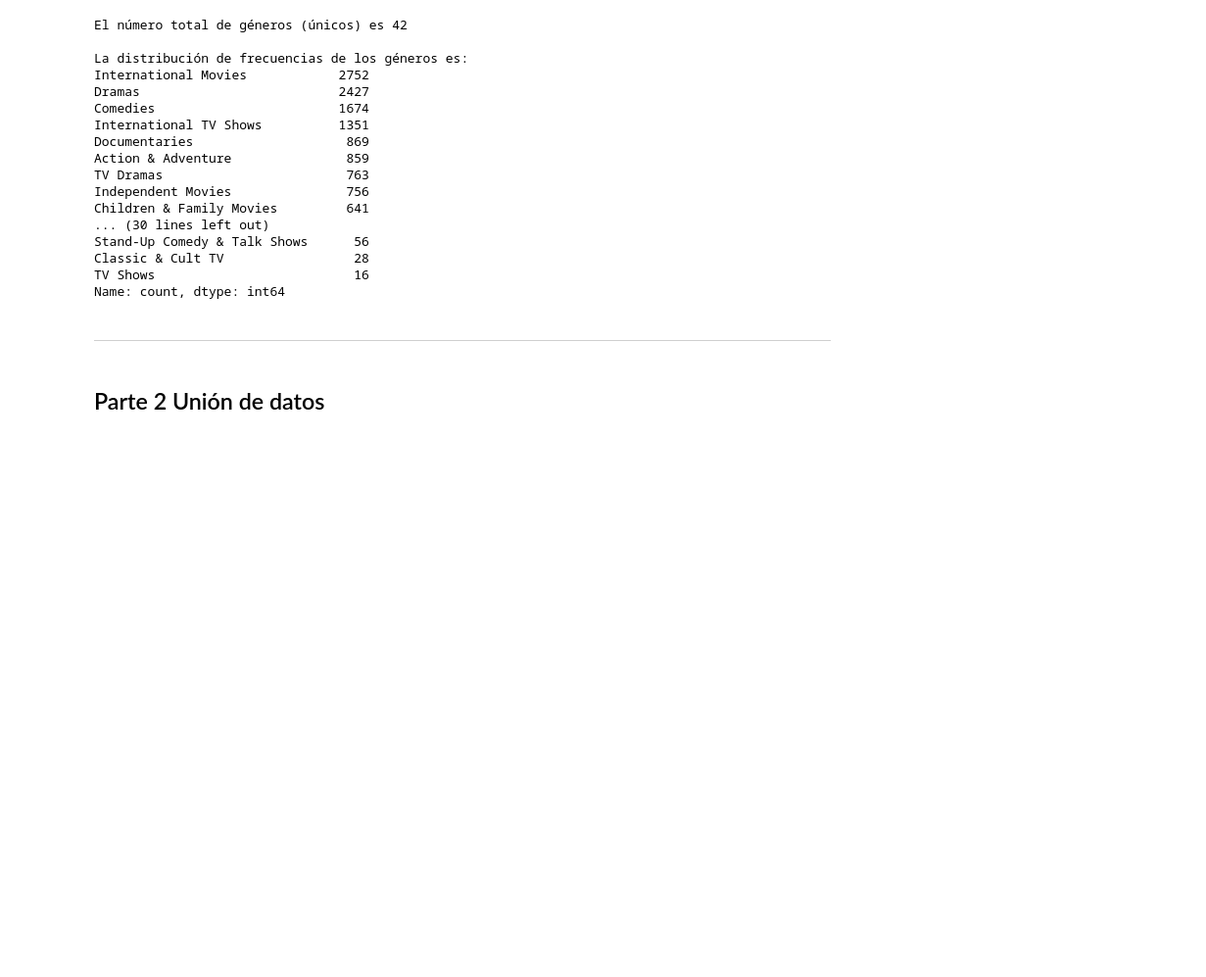
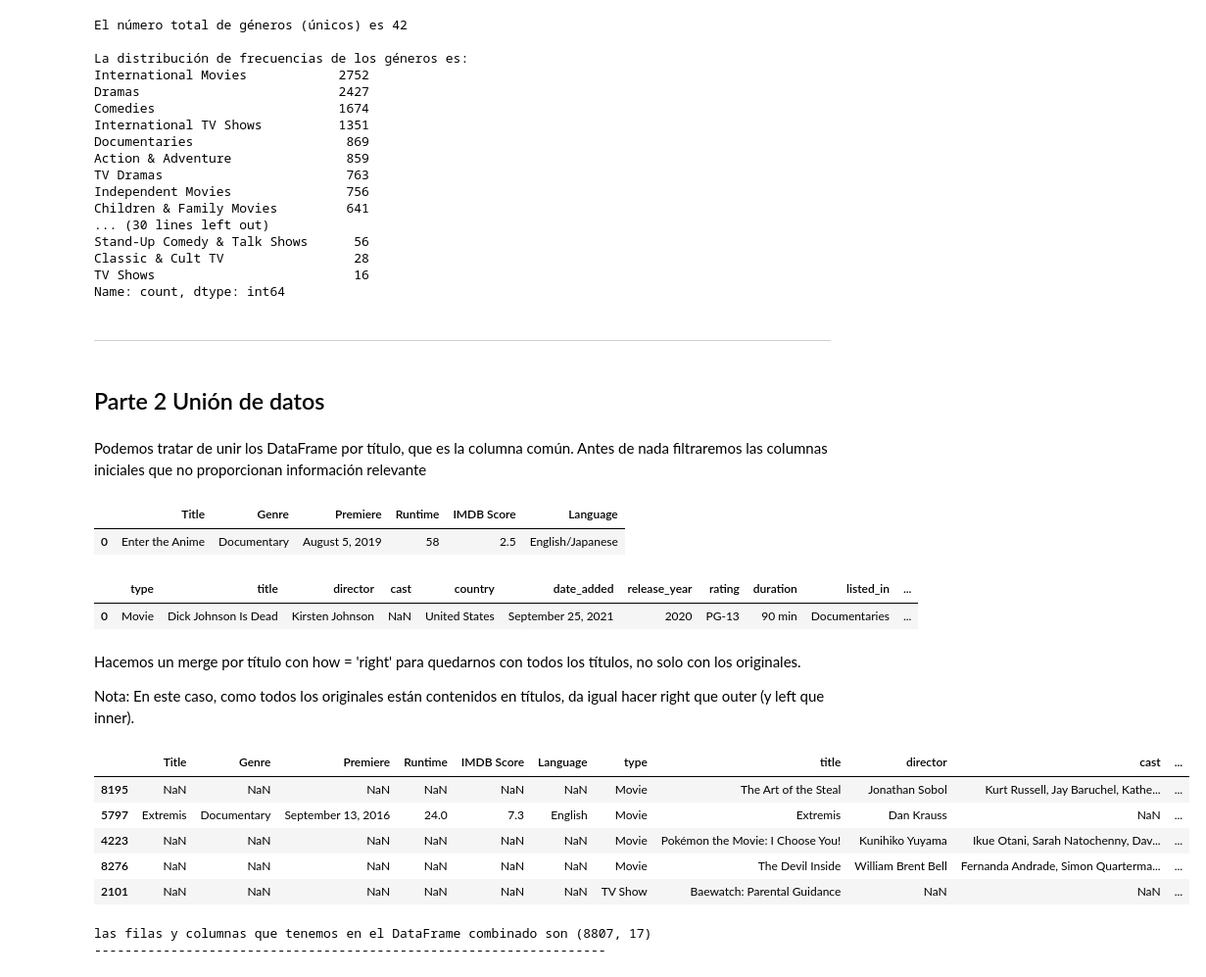
Before and after one commit to SupernovaIa/Laboratorio-EDA-union, a Jupyter notebook: laboratorio-modulo2-leccion02-eda-union.ipynb, the cells around one changed output. Shown at 98% size. Saved outputs shown, nothing was run; the diff lists cells and outputs as text; code cells hidden in the pictures; blank space fills up the shorter version.

```diff
--- a/laboratorio-modulo2-leccion02-eda-union.ipynb
+++ b/laboratorio-modulo2-leccion02-eda-union.ipynb
@@ -550,3 +570,38 @@ Name: count, dtype: int64
 ---
 # %% [markdown]
 ## Parte 2 Unión de datos
+# %% [markdown]
+Podemos tratar de unir los DataFrame por título, que es la columna común. Antes de nada filtraremos las columnas iniciales que no proporcionan información relevante
+# %%
+df_originals_filtrado = df_originals.iloc[:, 1:]
+df_originals_filtrado.head(1)
+# %% [output]
+|  | Title | Genre | Premiere | Runtime | IMDB Score | Language |
+| 0 | Enter the Anime | Documentary | August 5, 2019 | 58 | 2.5 | English/Japanese |
+# %%
+df_titles_filtrado = df_titles.iloc[:, 2:]
+df_titles_filtrado.head(1)
+# %% [output]
+|  | type | title | director | cast | country | date_added | release_year | rating | duration | listed_in | ... |
+| 0 | Movie | Dick Johnson Is Dead | Kirsten Johnson | NaN | United States | September 25, 2021 | 2020 | PG-13 | 90 min | Documentaries | ... |
+# %% [markdown]
+Hacemos un merge por título con how = 'right' para quedarnos con todos los títulos, no solo con los originales.
+
+Nota: En este caso, como todos los originales están contenidos en títulos, da igual hacer right que outer (y left que inner).
+# %%
+df_combined = df_originals_filtrado.merge(df_titles_filtrado, how = 'right', left_on='Title', right_on='title')
+# %%
+df_combined.sample(5)
+# %% [output]
+|  | Title | Genre | Premiere | Runtime | IMDB Score | Language | type | title | director | cast | ... |
+| 8195 | NaN | NaN | NaN | NaN | NaN | NaN | Movie | The Art of the Steal | Jonathan Sobol | Kurt Russell, Jay Baruchel, Kathe... | ... |
+| 5797 | Extremis | Documentary | September 13, 2016 | 24.0 | 7.3 | English | Movie | Extremis | Dan Krauss | NaN | ... |
+| 4223 | NaN | NaN | NaN | NaN | NaN | NaN | Movie | Pokémon the Movie: I Choose You! | Kunihiko Yuyama | Ikue Otani, Sarah Natochenny, Dav... | ... |
+| 8276 | NaN | NaN | NaN | NaN | NaN | NaN | Movie | The Devil Inside | William Brent Bell | Fernanda Andrade, Simon Quarterma... | ... |
+| 2101 | NaN | NaN | NaN | NaN | NaN | NaN | TV Show | Baewatch: Parental Guidance | NaN | NaN | ... |
+# %%
+print(f"las filas y columnas que tenemos en el DataFrame combinado son {df_combined.shape}")
+print("-------------------------------------------------------------------")
+# %% [output]
+las filas y columnas que tenemos en el DataFrame combinado son (8807, 17)
+-------------------------------------------------------------------
```
Also changed, not shown: parts of 35 cells of this notebook, 1 other file.
